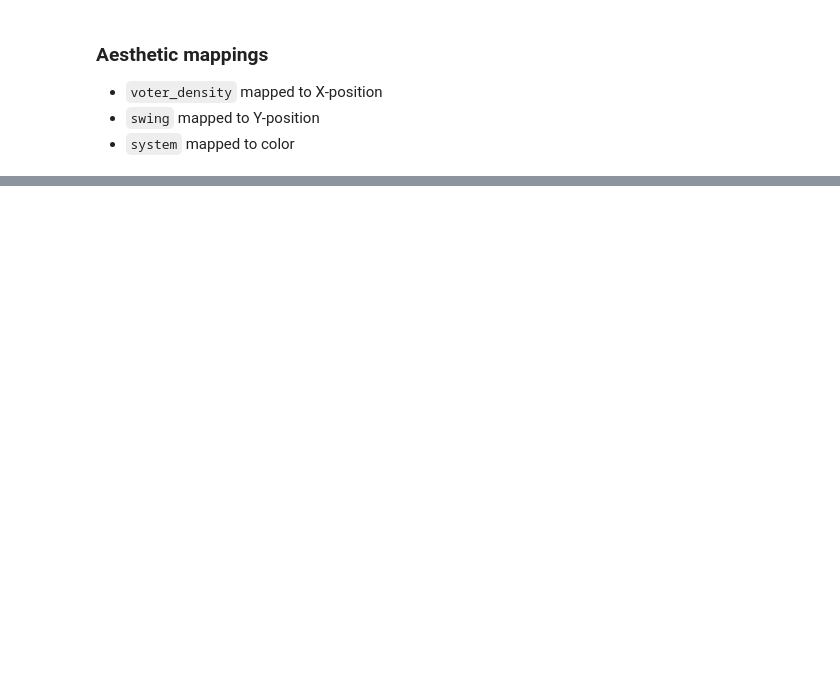
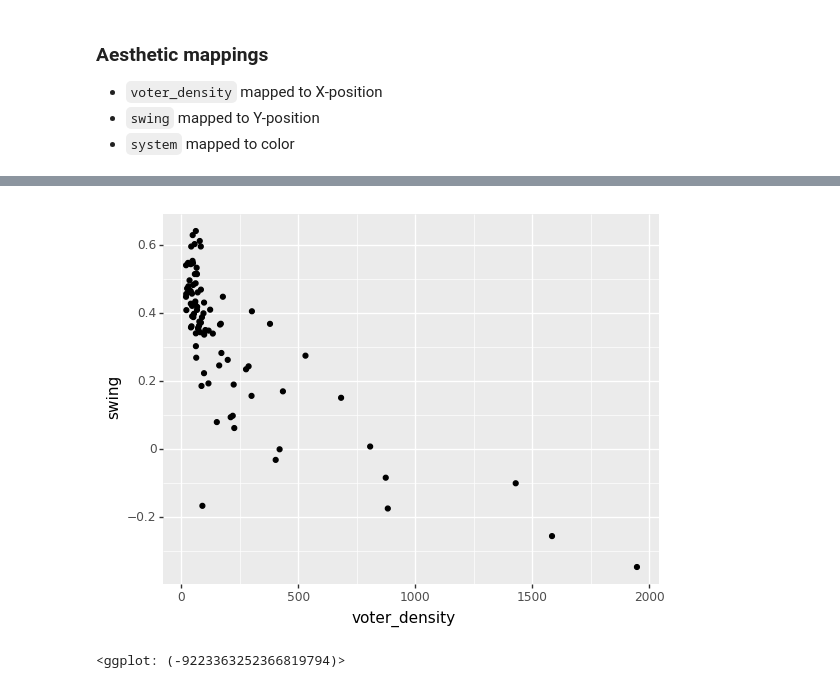
Before and after one commit to jsharpna/141Blectures, a Jupyter notebook: lecture13/lecture13.ipynb, the cells around one changed output, grey strips where cells are left out. Cells and saved outputs as stored; diff of their text form; code cells hidden in the pictures; blank space fills up the shorter version.

```diff
--- a/lecture13/lecture13.ipynb
+++ b/lecture13/lecture13.ipynb
@@ -120,0 +176,7 @@ ModuleNotFoundError: No module named 'Plotnine'
+# %%
+p9.ggplot(OH_counties) \
++ p9.aes(x='voter_density',y='swing')\
++ p9.geom_point()
+# %% [output]
+[figure, added]
+<ggplot: (-9223363252366819794)>
```
Also changed, not shown: parts of 25 cells of this notebook, 2 other files.
